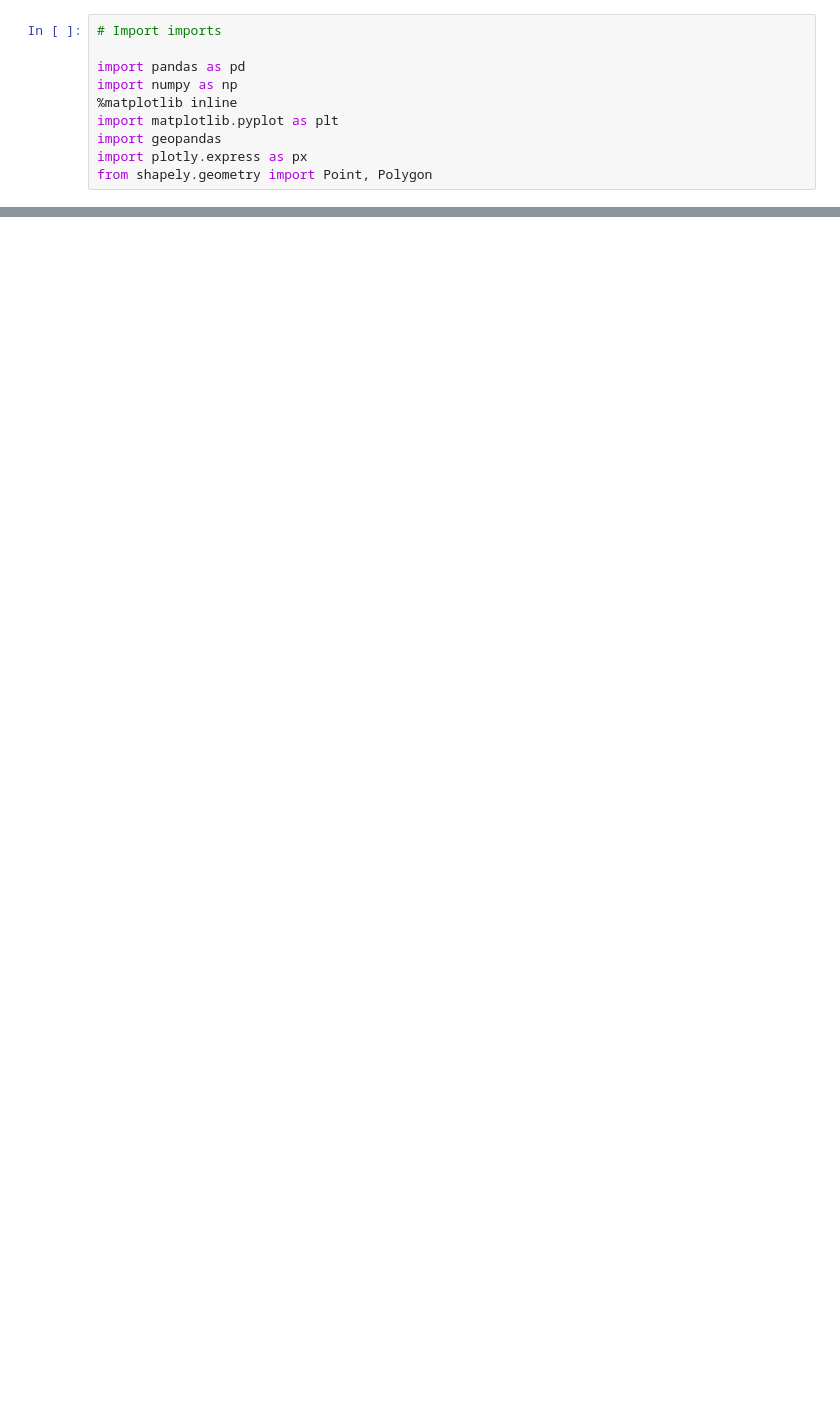
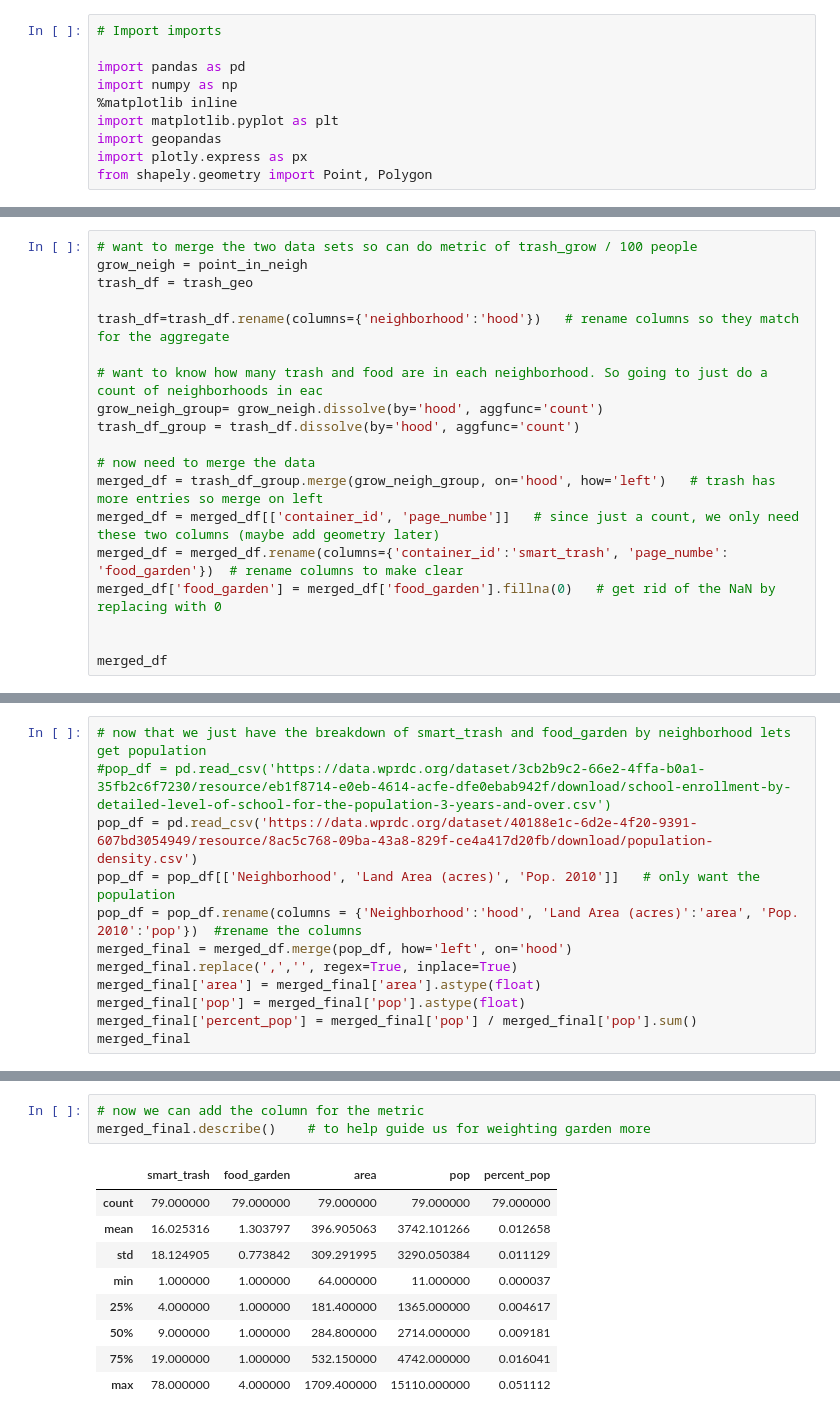
Before and after one commit to minhal-khan/0010-Final-Project, a Jupyter notebook: Keyon_Final.ipynb, the cells around one changed output, grey strips where cells are left out. Saved outputs shown, nothing was run; the diff lists cells and outputs as text; blank space fills up the shorter version.

Commit message:
k final data analysis

```diff
--- a/Keyon_Final.ipynb
+++ b/Keyon_Final.ipynb
@@ -103,0 +60,19 @@ fig.show()
+# %%
+# want to merge the two data sets so can do metric of trash_grow / 100 people
+grow_neigh = point_in_neigh
+trash_df = trash_geo
+
+trash_df=trash_df.rename(columns={'neighborhood':'hood'})   # rename columns so they match for the aggregate
+
+# want to know how many trash and food are in each neighborhood. So going to just do a count of neighborhoods in eac
+grow_neigh_group= grow_neigh.dissolve(by='hood', aggfunc='count')
+trash_df_group = trash_df.dissolve(by='hood', aggfunc='count')
+
+# now need to merge the data
+merged_df = trash_df_group.merge(grow_neigh_group, on='hood', how='left')   # trash has more entries so merge on left
+merged_df = merged_df[['container_id', 'page_numbe']]   # since just a count, we only need these two columns (maybe add geometry later)
+merged_df = merged_df.rename(columns={'container_id':'smart_trash', 'page_numbe': 'food_garden'})  # rename columns to make clear
+merged_df['food_garden'] = merged_df['food_garden'].fillna(0)   # get rid of the NaN by replacing with 0
+
+
+merged_df
@@ -103,0 +94,12 @@ fig.show()
+# %%
+# now that we just have the breakdown of smart_trash and food_garden by neighborhood lets get population
+#pop_df = pd.read_csv('https://data.wprdc.org/dataset/3cb2b9c2-66e2-4ffa-b0a1-35fb2c6f7230/resource/eb1f8714-e0eb-4614-acfe-dfe0ebab942f/download/school-enrollment-by-detailed-level-of-school-for-the-population-3-years-and-over.csv')
+pop_df = pd.read_csv('https://data.wprdc.org/dataset/40188e1c-6d2e-4f20-9391-607bd3054949/resource/8ac5c768-09ba-43a8-829f-ce4a417d20fb/download/population-density.csv')
+pop_df = pop_df[['Neighborhood', 'Land Area (acres)', 'Pop. 2010']]   # only want the population
+pop_df = pop_df.rename(columns = {'Neighborhood':'hood', 'Land Area (acres)':'area', 'Pop. 2010':'pop'})  #rename the columns
+merged_final = merged_df.merge(pop_df, how='left', on='hood')
+merged_final.replace(',','', regex=True, inplace=True)
+merged_final['area'] = merged_final['area'].astype(float)
+merged_final['pop'] = merged_final['pop'].astype(float)
+merged_final['percent_pop'] = merged_final['pop'] / merged_final['pop'].sum()
+merged_final
@@ -103,0 +120,13 @@ fig.show()
+# %%
+# now we can add the column for the metric
+merged_final.describe()    # to help guide us for weighting garden more
+# %% [output]
+|  | smart_trash | food_garden | area | pop | percent_pop |
+| count | 79.000000 | 79.000000 | 79.000000 | 79.000000 | 79.000000 |
+| mean | 16.025316 | 1.303797 | 396.905063 | 3742.101266 | 0.012658 |
+| std | 18.124905 | 0.773842 | 309.291995 | 3290.050384 | 0.011129 |
+| min | 1.000000 | 1.000000 | 64.000000 | 11.000000 | 0.000037 |
+| 25% | 4.000000 | 1.000000 | 181.400000 | 1365.000000 | 0.004617 |
+| 50% | 9.000000 | 1.000000 | 284.800000 | 2714.000000 | 0.009181 |
+| 75% | 19.000000 | 1.000000 | 532.150000 | 4742.000000 | 0.016041 |
+| max | 78.000000 | 4.000000 | 1709.400000 | 15110.000000 | 0.051112 |
```
Also changed, not shown: parts of 10 cells of this notebook.
